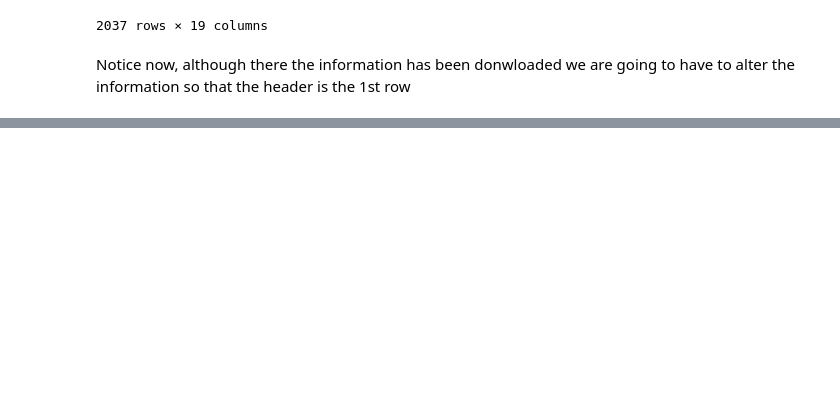
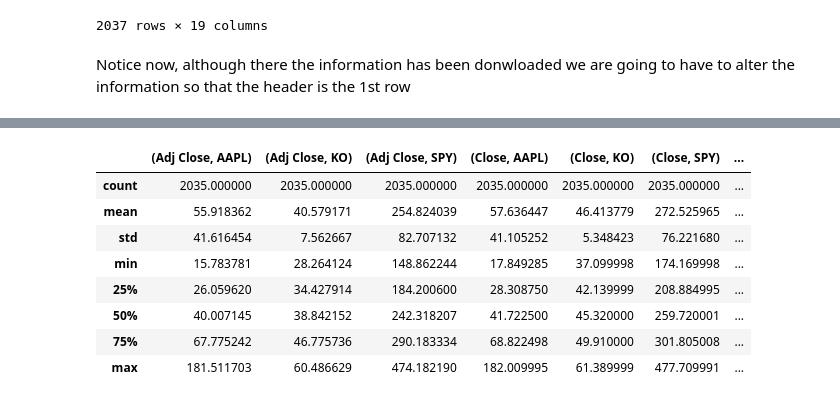
Before and after one commit to Janadhi14/Algo-trading, a Jupyter notebook: Introduction.ipynb, the cells around one changed output, grey strips where cells are left out. Drawn from its saved outputs; the diff is of its cells as text; code cells hidden in the pictures; blank space fills up the shorter version.

```diff
--- a/Introduction.ipynb
+++ b/Introduction.ipynb
@@ -182,0 +256,12 @@ stocks
+# %%
+stocks.describe()
+# %% [output]
+|  | (Adj Close, AAPL) | (Adj Close, KO) | (Adj Close, SPY) | (Close, AAPL) | (Close, KO) | (Close, SPY) | ... |
+| count | 2035.000000 | 2035.000000 | 2035.000000 | 2035.000000 | 2035.000000 | 2035.000000 | ... |
+| mean | 55.918362 | 40.579171 | 254.824039 | 57.636447 | 46.413779 | 272.525965 | ... |
+| std | 41.616454 | 7.562667 | 82.707132 | 41.105252 | 5.348423 | 76.221680 | ... |
+| min | 15.783781 | 28.264124 | 148.862244 | 17.849285 | 37.099998 | 174.169998 | ... |
+| 25% | 26.059620 | 34.427914 | 184.200600 | 28.308750 | 42.139999 | 208.884995 | ... |
+| 50% | 40.007145 | 38.842152 | 242.318207 | 41.722500 | 45.320000 | 259.720001 | ... |
+| 75% | 67.775242 | 46.775736 | 290.183334 | 68.822498 | 49.910000 | 301.805008 | ... |
+| max | 181.511703 | 60.486629 | 474.182190 | 182.009995 | 61.389999 | 477.709991 | ... |
```
Also changed, not shown: parts of 17 cells of this notebook, 3 other files.
